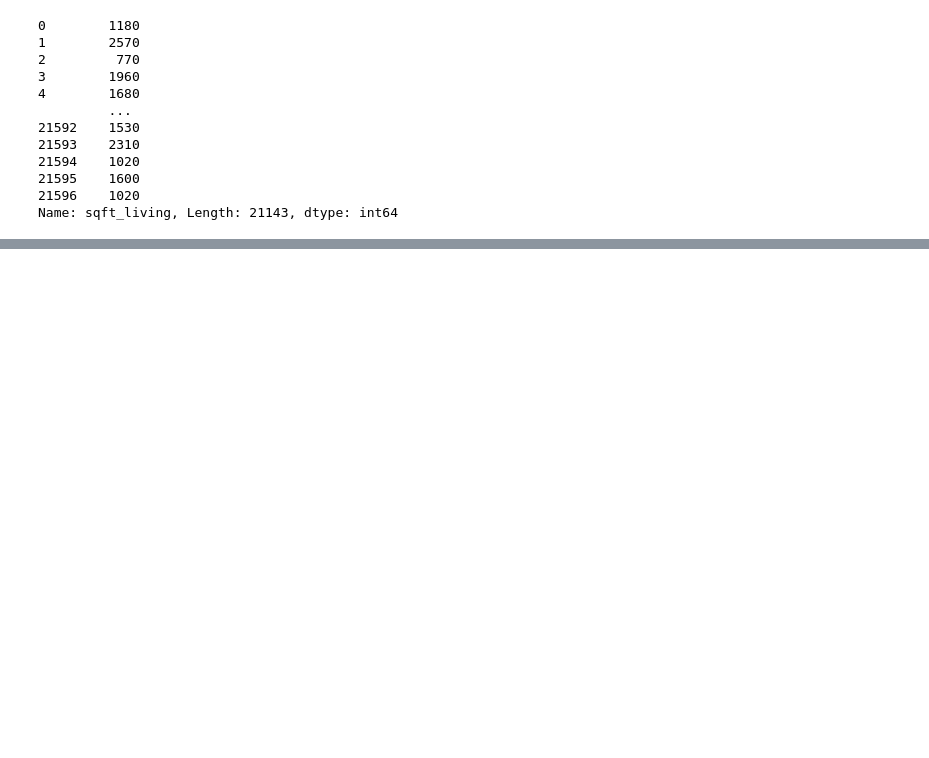
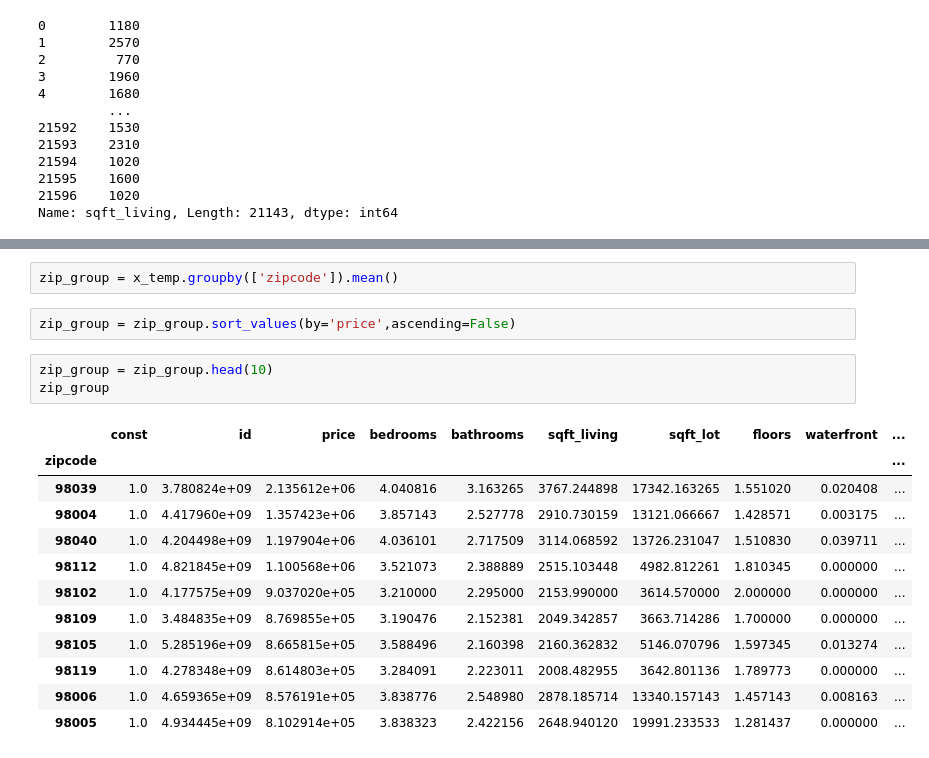
Before and after one commit to hgcostello/Phase2-Project, a Jupyter notebook: hgc_working_notebook.ipynb, the cells around one changed output, grey strips where cells are left out. Saved outputs shown, nothing was run; the diff lists cells and outputs as text; blank space fills up the shorter version.

```diff
--- a/hgc_working_notebook.ipynb
+++ b/hgc_working_notebook.ipynb
@@ -500,0 +508,20 @@ sns.regplot(x_axis, y_axis, ci=None,scatter_kws={"color": "blue"}, line_kws={"co
+# %%
+zip_group = x_temp.groupby(['zipcode']).mean()
+# %%
+zip_group = zip_group.sort_values(by='price',ascending=False)
+# %%
+zip_group = zip_group.head(10)
+zip_group
+# %% [output]
+|  | const | id | price | bedrooms | bathrooms | sqft_living | sqft_lot | floors | waterfront | ... |
+| zipcode |  |  |  |  |  |  |  |  |  | ... |
+| 98039 | 1.0 | 3.780824e+09 | 2.135612e+06 | 4.040816 | 3.163265 | 3767.244898 | 17342.163265 | 1.551020 | 0.020408 | ... |
+| 98004 | 1.0 | 4.417960e+09 | 1.357423e+06 | 3.857143 | 2.527778 | 2910.730159 | 13121.066667 | 1.428571 | 0.003175 | ... |
+| 98040 | 1.0 | 4.204498e+09 | 1.197904e+06 | 4.036101 | 2.717509 | 3114.068592 | 13726.231047 | 1.510830 | 0.039711 | ... |
+| 98112 | 1.0 | 4.821845e+09 | 1.100568e+06 | 3.521073 | 2.388889 | 2515.103448 | 4982.812261 | 1.810345 | 0.000000 | ... |
+| 98102 | 1.0 | 4.177575e+09 | 9.037020e+05 | 3.210000 | 2.295000 | 2153.990000 | 3614.570000 | 2.000000 | 0.000000 | ... |
+| 98109 | 1.0 | 3.484835e+09 | 8.769855e+05 | 3.190476 | 2.152381 | 2049.342857 | 3663.714286 | 1.700000 | 0.000000 | ... |
+| 98105 | 1.0 | 5.285196e+09 | 8.665815e+05 | 3.588496 | 2.160398 | 2160.362832 | 5146.070796 | 1.597345 | 0.013274 | ... |
+| 98119 | 1.0 | 4.278348e+09 | 8.614803e+05 | 3.284091 | 2.223011 | 2008.482955 | 3642.801136 | 1.789773 | 0.000000 | ... |
+| 98006 | 1.0 | 4.659365e+09 | 8.576191e+05 | 3.838776 | 2.548980 | 2878.185714 | 13340.157143 | 1.457143 | 0.008163 | ... |
+| 98005 | 1.0 | 4.934445e+09 | 8.102914e+05 | 3.838323 | 2.422156 | 2648.940120 | 19991.233533 | 1.281437 | 0.000000 | ... |
```
Also changed, not shown: parts of 17 cells of this notebook.
